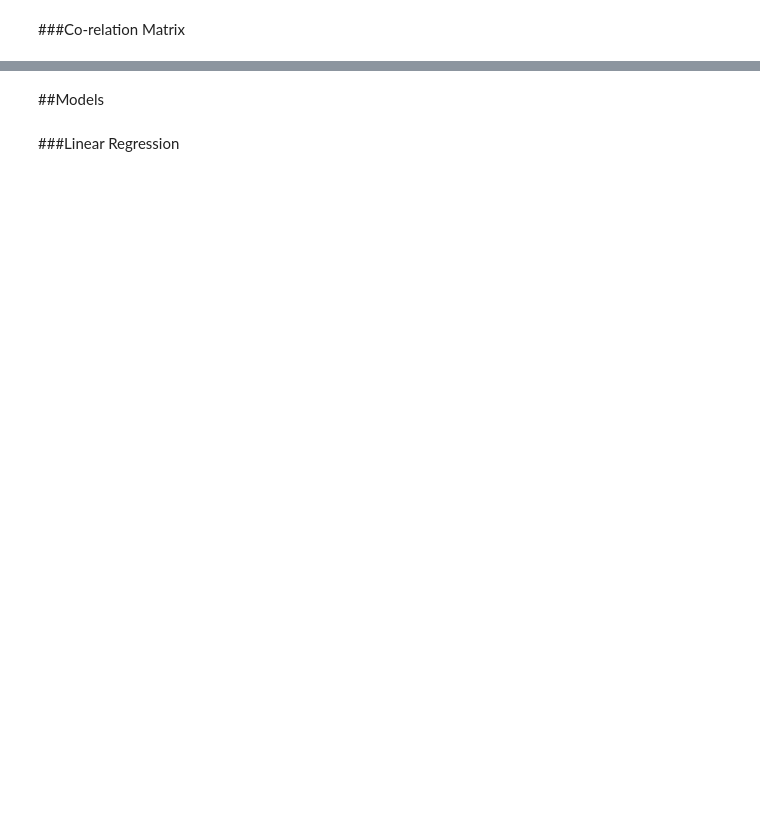
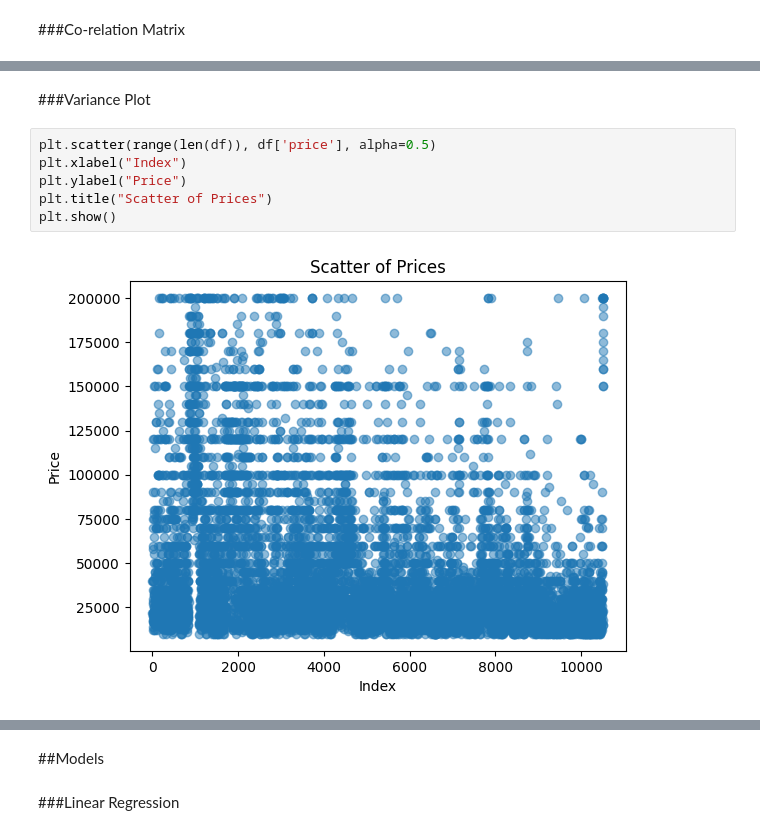
Before and after one commit to imnaimur/cse427_ML, a Jupyter notebook: CSE427_lab_project(Flat_Price_Justification_predictions).ipynb, the cells around one changed output, grey strips where cells are left out. Drawn from its saved outputs; the diff is of its cells as text; blank space fills up the shorter version.

```diff
--- a/CSE427_lab_project(Flat_Price_Justification_predictions).ipynb
+++ b/CSE427_lab_project(Flat_Price_Justification_predictions).ipynb
@@ -158,0 +162,10 @@ plt.show()
+# %% [markdown]
+###Variance Plot
+# %%
+plt.scatter(range(len(df)), df['price'], alpha=0.5)
+plt.xlabel("Index")
+plt.ylabel("Price")
+plt.title("Scatter of Prices")
+plt.show()
+# %% [output]
+[figure, added]
```
Also changed, not shown: parts of 25 cells of this notebook, 3 other files.
